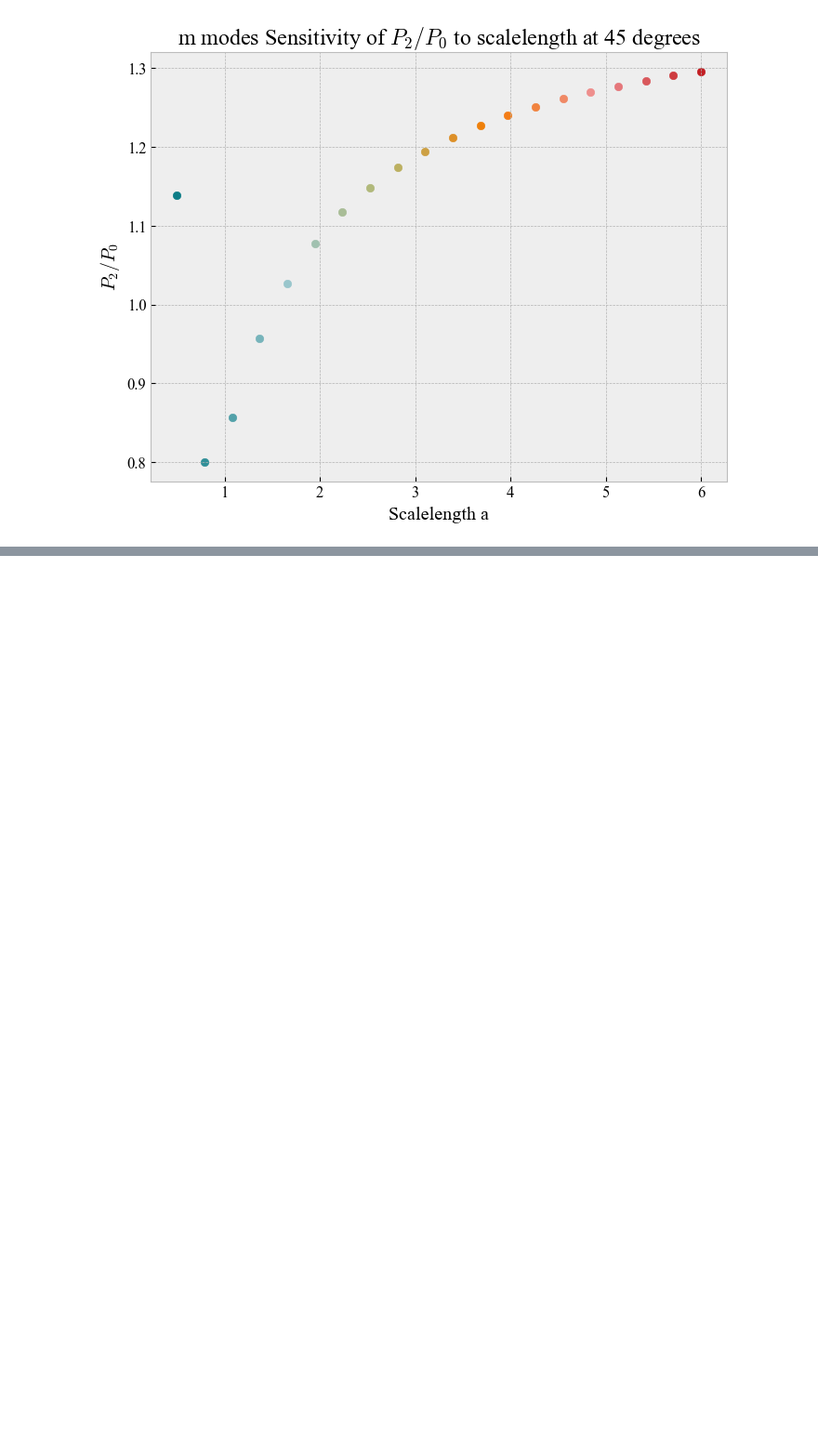
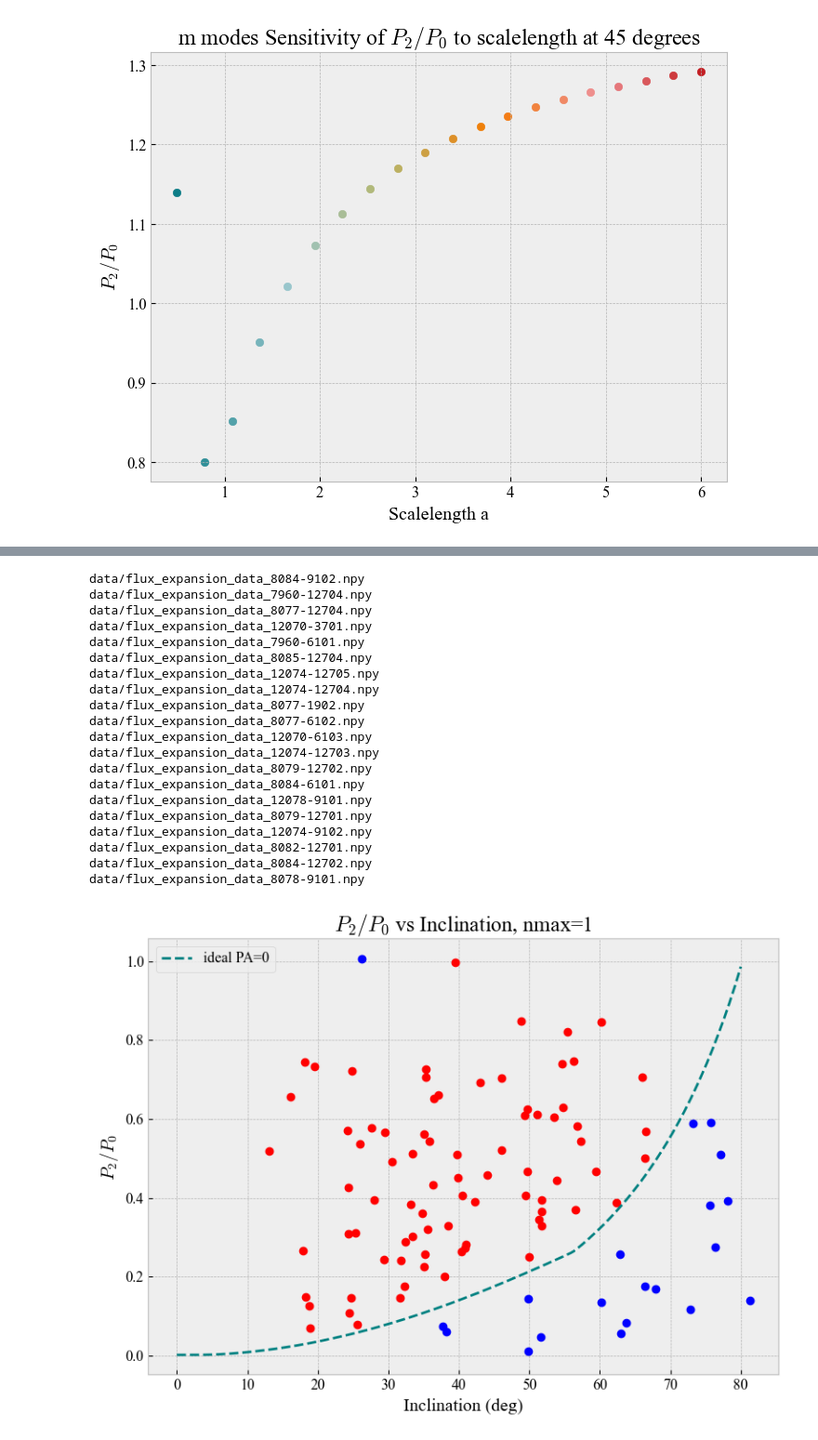
Before and after one commit to michael-petersen/GalaxyIncIinations, a Jupyter notebook: VaryPositionAngle.ipynb, the cells around one changed output, grey strips where cells are left out. Shown at 93% size. Drawn from its saved outputs; the diff is of its cells as text; code cells hidden in the pictures; blank space fills up the shorter version.

```diff
--- a/VaryPositionAngle.ipynb
+++ b/VaryPositionAngle.ipynb
@@ -333,8 +332,8 @@ for inc in inclinations:
 
     coscoefs = E.coscoefs
     sincoefs = E.sincoefs
-    num = sum(np.sqrt(coscoefs[4, n]**2 + sincoefs[4, n]**2) for n in range(n_max))
-    denom = sum(np.sqrt(coscoefs[2, n]**2 + sincoefs[2, n]**2) for n in range(n_max))
+    num = sum(np.sqrt(coscoefs[4, n]**2 + sincoefs[4, n]**2) for n in range(nmax))
+    denom = sum(np.sqrt(coscoefs[2, n]**2 + sincoefs[2, n]**2) for n in range(nmax))
 
     zeta = num / denom if denom != 0 else np.nan
     zeta_list.append(zeta)
@@ -387 +386,74 @@ plt.show()
 [figure]
+# %%
+import numpy as np
+import glob
+import matplotlib.pyplot as plt
+
+# 1) Recompute the “dashed” theoretical curve at high resolution
+incl_theo = np.linspace(0, 80, 200)
+ratio_theo = []
+for inc in incl_theo:
+    D = DiscGalaxy(N=N, a=a)
+    D.rotate_disc(inc, 0, 0)
+    D.generate_image(rmax=rmax, nbins=nbins, noiselevel=0)   # no noise
+    E = D.make_pointexpansion(mmax, nmax, a*1.5)
+    mag = np.sqrt(E.coscoefs**2 + E.sincoefs**2)
+    m_pow = mag.sum(axis=1)
+    ratio_theo.append(m_pow[2]/m_pow[0])
+
+ratio_theo = np.array(ratio_theo)
+
+# 2) Now read your real .npy files and classify against the interpolated threshold
+npy_files = glob.glob('data/*.npy')
+
+plt.figure(figsize=(8,6))
+for fn in npy_files:
+    data = np.load(fn, allow_pickle=True)[()]
+    coscoefs = data['coscoefs']
+    sincoefs = data['sincoefs']
+    # skip bad files...
+    P0 = np.sqrt(coscoefs[0,0,0]**2 + sincoefs[0,0,0]**2)
+    P2 = np.sqrt(coscoefs[0,0,2]**2 + sincoefs[0,0,2]**2)
+    ratio = P2/P0
+    inc_deg = data['inclination'][0]*180/np.pi
+
+    # interpolate the theoretical curve to get the exact threshold at this inclination
+    thresh = np.interp(inc_deg, incl_theo, ratio_theo)
+
+    if ratio < thresh or ratio > 1:
+        print(f"{fn}")
+        plt.plot(inc_deg, ratio, 'o', color='blue')
+    else:
+        plt.plot(inc_deg, ratio, 'o', color='red')
+
+# 3) re‐draw your dashed line on top
+plt.plot(incl_theo, ratio_theo, '--', color='teal', label='ideal PA=0')
+plt.xlabel("Inclination (deg)")
+plt.ylabel(r"$P_2/P_0$")
+plt.title(f"$P_2/P_0$ vs Inclination, nmax={nmax-1}")
+plt.grid(True)
+plt.legend()
+plt.tight_layout()
+plt.show()
+# %% [output]
+data/flux_expansion_data_8084-9102.npy
+data/flux_expansion_data_7960-12704.npy
+data/flux_expansion_data_8077-12704.npy
+data/flux_expansion_data_12070-3701.npy
+data/flux_expansion_data_7960-6101.npy
+data/flux_expansion_data_8085-12704.npy
+data/flux_expansion_data_12074-12705.npy
+data/flux_expansion_data_12074-12704.npy
+data/flux_expansion_data_8077-1902.npy
+data/flux_expansion_data_8077-6102.npy
+data/flux_expansion_data_12070-6103.npy
+data/flux_expansion_data_12074-12703.npy
+data/flux_expansion_data_8079-12702.npy
+data/flux_expansion_data_8084-6101.npy
+data/flux_expansion_data_12078-9101.npy
+data/flux_expansion_data_8079-12701.npy
+data/flux_expansion_data_12074-9102.npy
+data/flux_expansion_data_8082-12701.npy
+data/flux_expansion_data_8084-12702.npy
+data/flux_expansion_data_8078-9101.npy
+[figure, added]
```
Also changed, not shown: parts of 6 cells of this notebook, 2 other files.
